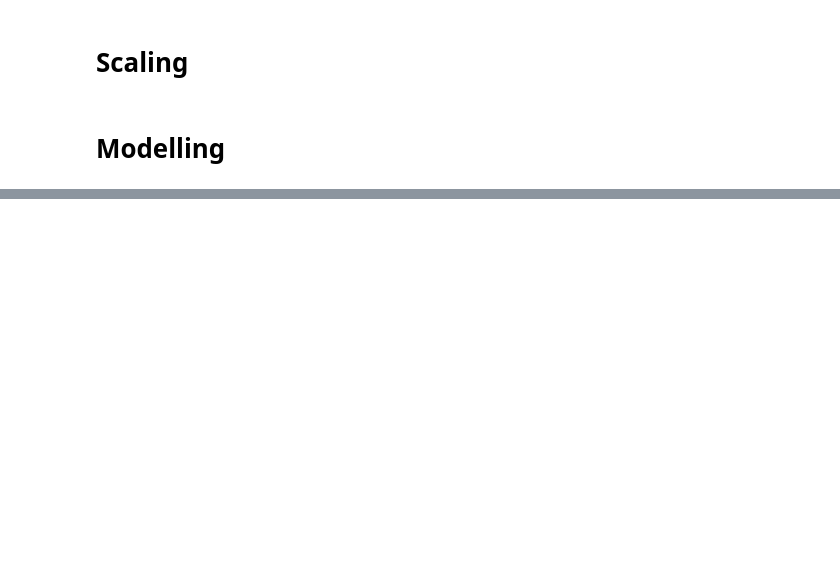
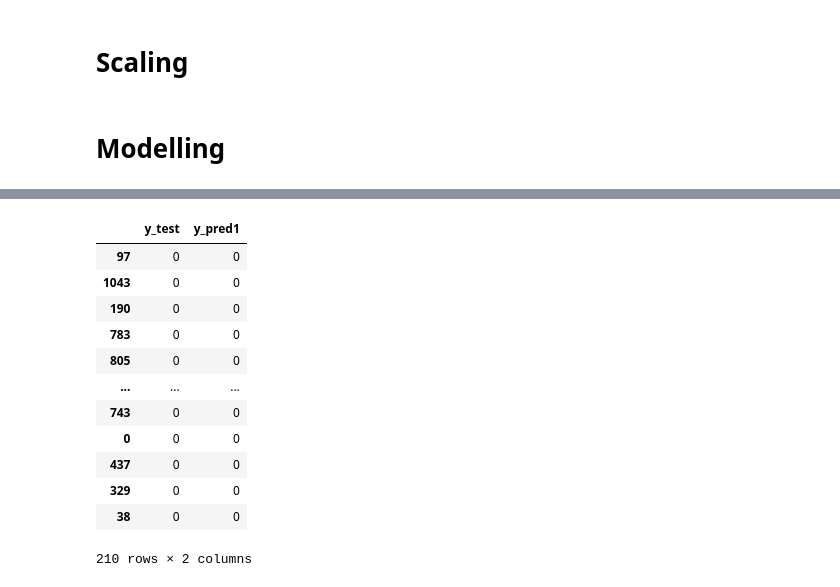
Before and after one commit to saptarshipal1/pokemon, a Jupyter notebook: data/pokemon.ipynb, the cells around one changed output, grey strips where cells are left out. Drawn from its saved outputs; the diff is of its cells as text; code cells hidden in the pictures; blank space fills up the shorter version.

```diff
--- a/data/pokemon.ipynb
+++ b/data/pokemon.ipynb
@@ -298,0 +354,17 @@ selected_model.get_params()
+# %%
+pred_comparison = pd.DataFrame({'y_test':y_test,'y_pred1':y_pred1})
+pred_comparison
+# %% [output]
+|  | y_test | y_pred1 |
+| 97 | 0 | 0 |
+| 1043 | 0 | 0 |
+| 190 | 0 | 0 |
+| 783 | 0 | 0 |
+| 805 | 0 | 0 |
+| ... | ... | ... |
+| 743 | 0 | 0 |
+| 0 | 0 | 0 |
+| 437 | 0 | 0 |
+| 329 | 0 | 0 |
+| 38 | 0 | 0 |
+210 rows × 2 columns
```
Also changed, not shown: parts of 14 cells of this notebook.
